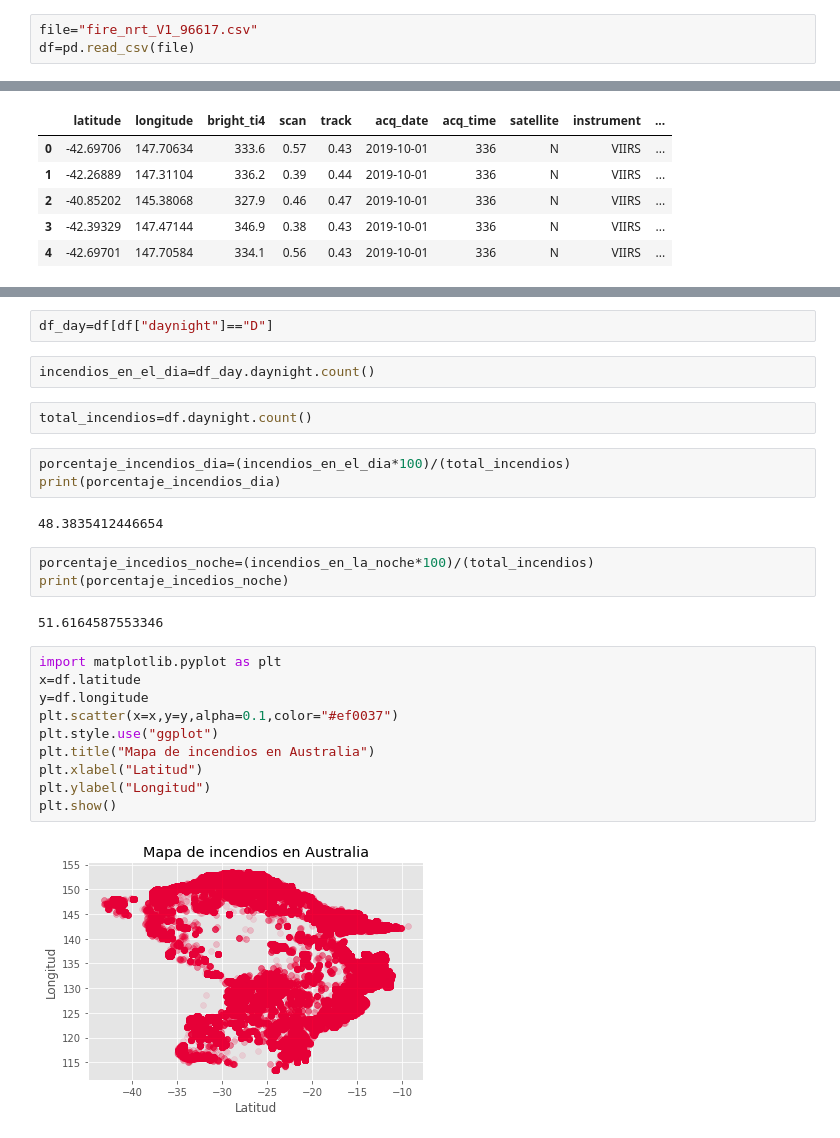
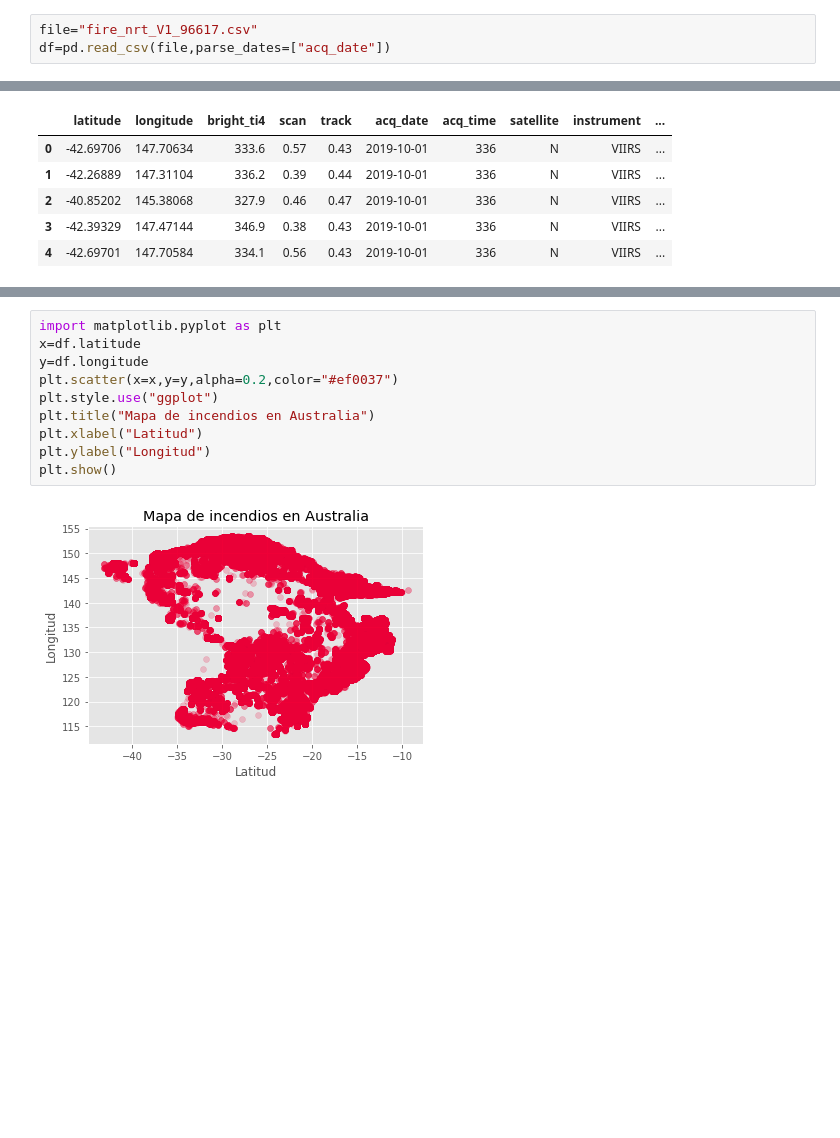
Before and after one commit to rromerov/fires-across-Australia, a Jupyter notebook: main.ipynb, the cells around one changed output, grey strips where cells are left out. Cells and saved outputs as stored; diff of their text form; blank space fills up the shorter version.

```diff
--- a/main.ipynb
+++ b/main.ipynb
@@ -2,7 +2,7 @@
 import pandas as pd
 # %%
 file="fire_nrt_V1_96617.csv"
-df=pd.read_csv(file)
+df=pd.read_csv(file,parse_dates=["acq_date"])
 # %%
 df.head()
 # %% [output]
@@ -19,28 +15,12 @@ incendios_en_la_noche=df_night.daynight.count()
-# %%
-df_day=df[df["daynight"]=="D"]
-# %%
-incendios_en_el_dia=df_day.daynight.count()
-# %%
-total_incendios=df.daynight.count()
-# %%
-porcentaje_incendios_dia=(incendios_en_el_dia*100)/(total_incendios)
-print(porcentaje_incendios_dia)
-# %% [output]
-48.3835412446654
-# %%
-porcentaje_incedios_noche=(incendios_en_la_noche*100)/(total_incendios)
-print(porcentaje_incedios_noche)
-# %% [output]
-51.6164587553346
 # %%
 import matplotlib.pyplot as plt
 x=df.latitude
 y=df.longitude
-plt.scatter(x=x,y=y,alpha=0.1,color="#ef0037")
+plt.scatter(x=x,y=y,alpha=0.2,color="#ef0037")
 plt.style.use("ggplot")
 plt.title("Mapa de incendios en Australia")
 plt.xlabel("Latitud")
 plt.ylabel("Longitud")
 plt.show()
 # %% [output]
-[figure, old version]
+[figure, new version]
```
Also changed, not shown: parts of 21 cells of this notebook.
